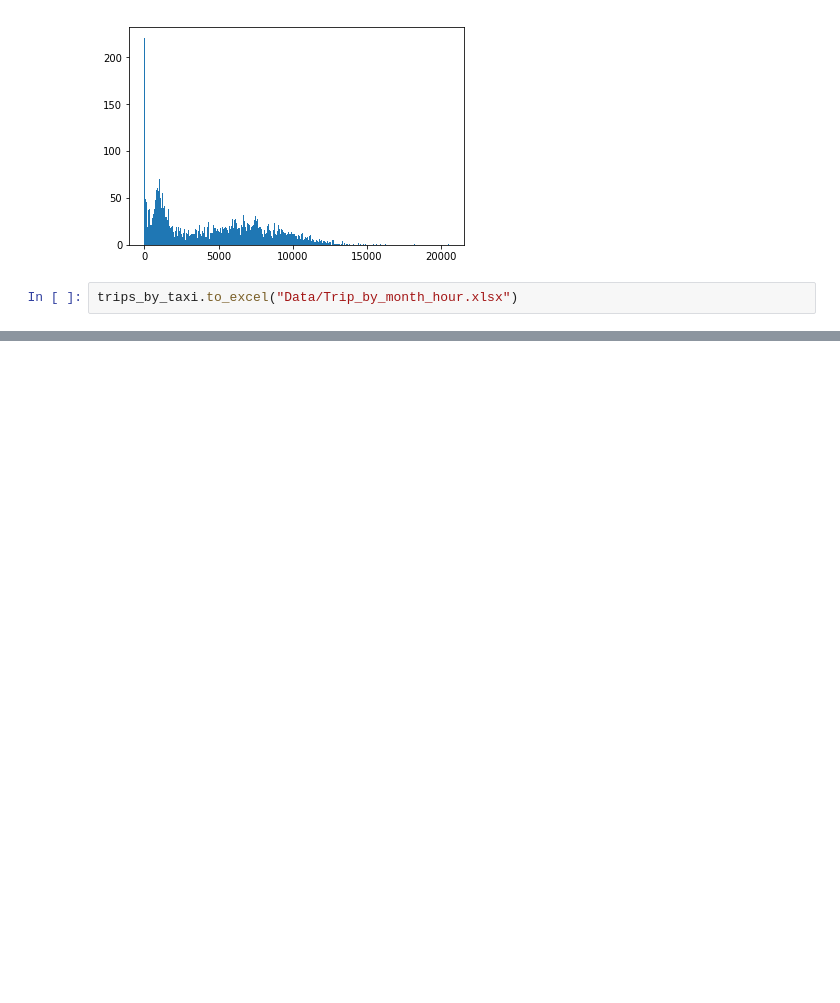
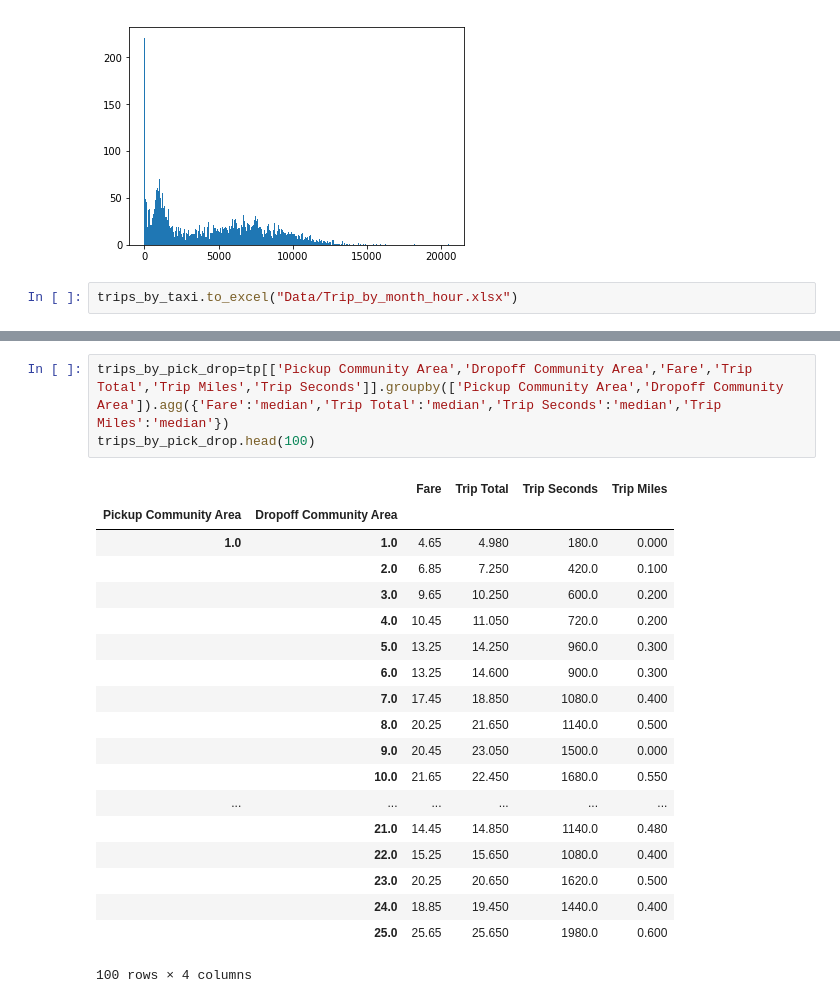
Before and after one commit to vineetgarg93/Chi-Town-Analytica, a Jupyter notebook: Analysis.ipynb, the cells around one changed output, grey strips where cells are left out. Drawn from its saved outputs; the diff is of its cells as text; blank space fills up the shorter version.

```diff
--- a/Analysis.ipynb
+++ b/Analysis.ipynb
@@ -58,0 +107,23 @@ trips_by_taxi.to_excel("Data/Trip_by_month_hour.xlsx")
+# %%
+trips_by_pick_drop=tp[['Pickup Community Area','Dropoff Community Area','Fare','Trip Total','Trip Miles','Trip Seconds']].groupby(['Pickup Community Area','Dropoff Community Area']).agg({'Fare':'median','Trip Total':'median','Trip Seconds':'median','Trip Miles':'median'})
+trips_by_pick_drop.head(100)
+# %% [output]
+|  |  | Fare | Trip Total | Trip Seconds | Trip Miles |
+| Pickup Community Area | Dropoff Community Area |  |  |  |  |
+| 1.0 | 1.0 | 4.65 | 4.980 | 180.0 | 0.000 |
+|  | 2.0 | 6.85 | 7.250 | 420.0 | 0.100 |
+|  | 3.0 | 9.65 | 10.250 | 600.0 | 0.200 |
+|  | 4.0 | 10.45 | 11.050 | 720.0 | 0.200 |
+|  | 5.0 | 13.25 | 14.250 | 960.0 | 0.300 |
+|  | 6.0 | 13.25 | 14.600 | 900.0 | 0.300 |
+|  | 7.0 | 17.45 | 18.850 | 1080.0 | 0.400 |
+|  | 8.0 | 20.25 | 21.650 | 1140.0 | 0.500 |
+|  | 9.0 | 20.45 | 23.050 | 1500.0 | 0.000 |
+|  | 10.0 | 21.65 | 22.450 | 1680.0 | 0.550 |
+| ... | ... | ... | ... | ... | ... |
+|  | 21.0 | 14.45 | 14.850 | 1140.0 | 0.480 |
+|  | 22.0 | 15.25 | 15.650 | 1080.0 | 0.400 |
+|  | 23.0 | 20.25 | 20.650 | 1620.0 | 0.500 |
+|  | 24.0 | 18.85 | 19.450 | 1440.0 | 0.400 |
+|  | 25.0 | 25.65 | 25.650 | 1980.0 | 0.600 |
+100 rows × 4 columns
```
Also changed, not shown: parts of 5 cells of this notebook.
